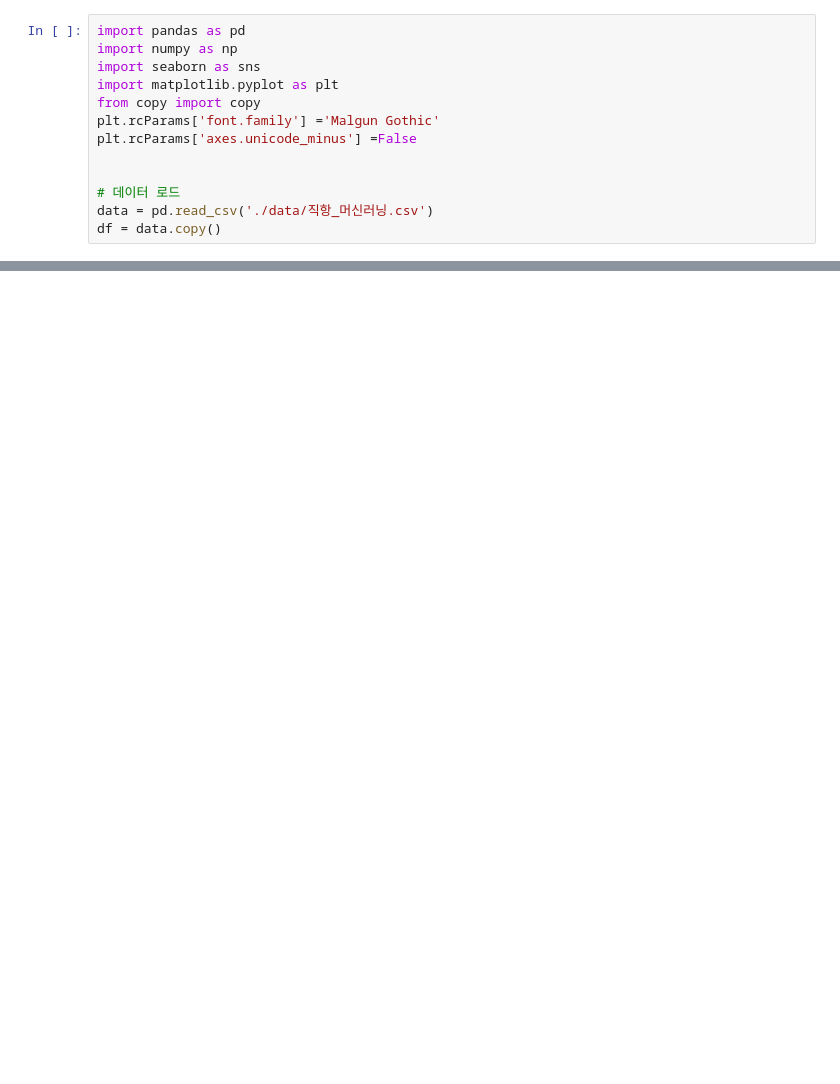
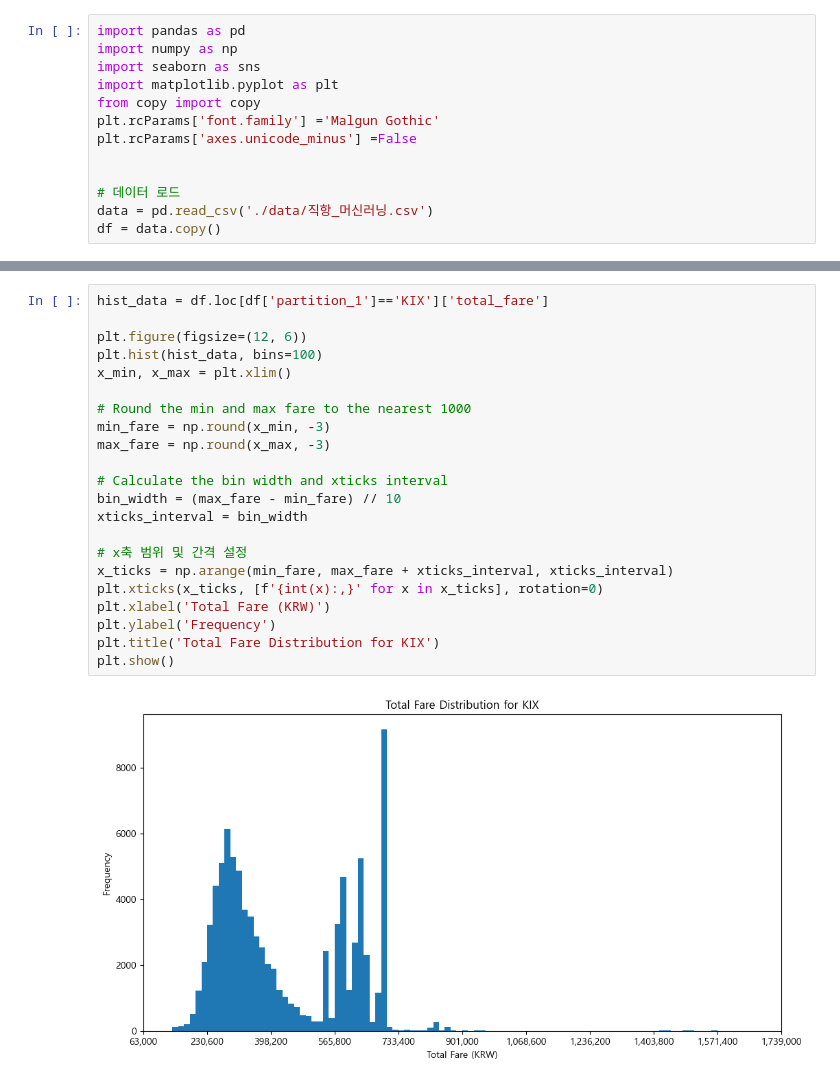
Before and after one commit to SunBinHong00/DataAnalysis, a Jupyter notebook: instantrip/eda3.ipynb, the cells around one changed output, grey strips where cells are left out. Drawn from its saved outputs; the diff is of its cells as text; blank space fills up the shorter version.

```diff
--- a/instantrip/eda3.ipynb
+++ b/instantrip/eda3.ipynb
@@ -73,0 +162,24 @@ pre_time(df)
+# %%
+hist_data = df.loc[df['partition_1']=='KIX']['total_fare']
+
+plt.figure(figsize=(12, 6))
+plt.hist(hist_data, bins=100)
+x_min, x_max = plt.xlim()
+
+# Round the min and max fare to the nearest 1000
+min_fare = np.round(x_min, -3)
+max_fare = np.round(x_max, -3)
+
+# Calculate the bin width and xticks interval
+bin_width = (max_fare - min_fare) // 10
+xticks_interval = bin_width
+
+# x축 범위 및 간격 설정
+x_ticks = np.arange(min_fare, max_fare + xticks_interval, xticks_interval)
+plt.xticks(x_ticks, [f'{int(x):,}' for x in x_ticks], rotation=0)
+plt.xlabel('Total Fare (KRW)')
+plt.ylabel('Frequency')
+plt.title('Total Fare Distribution for KIX')
+plt.show()
+# %% [output]
+[figure, added]
```
Also changed, not shown: parts of 8 cells of this notebook.
